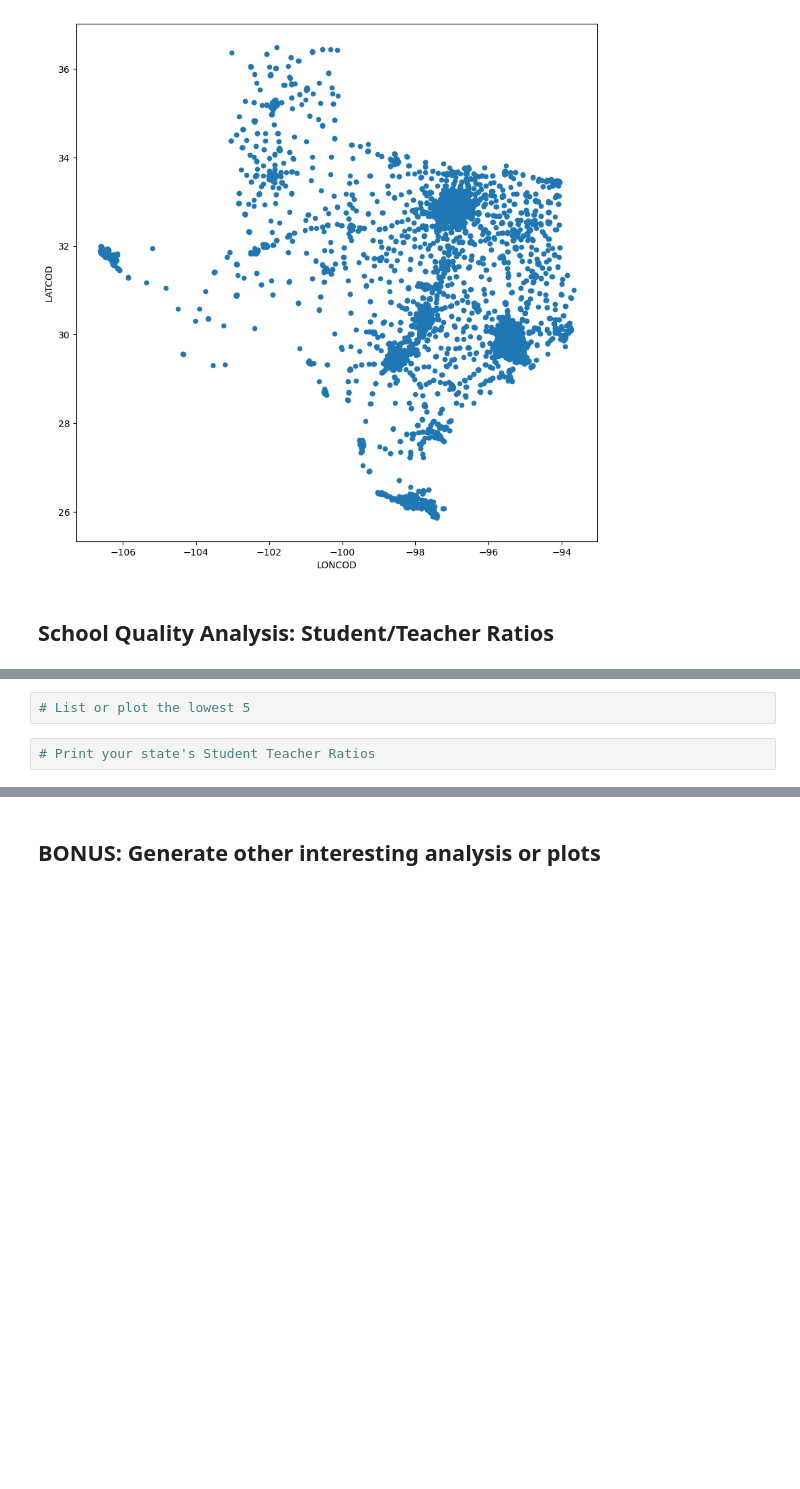
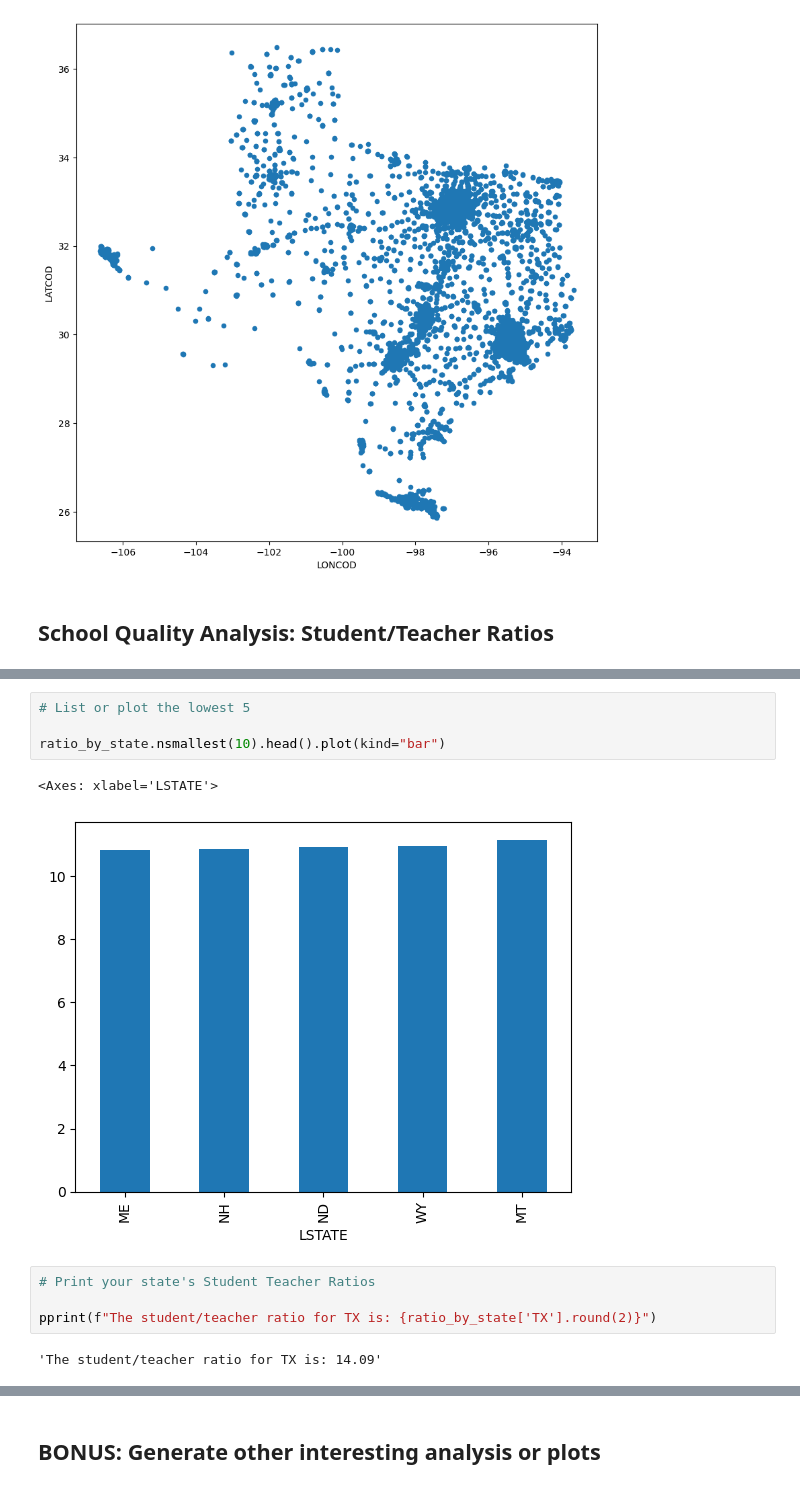
Before and after one commit to jedediahmadsen/us_school_analysis, a Jupyter notebook: public_school_analysis.ipynb, the cells around one changed output, grey strips where cells are left out. Saved outputs shown, nothing was run; the diff lists cells and outputs as text; blank space fills up the shorter version.

```diff
--- a/public_school_analysis.ipynb
+++ b/public_school_analysis.ipynb
@@ -347,7 +393,16 @@ tx_df.plot(kind='scatter', x='LONCOD', y='LATCOD', figsize=(10, 10))
 # %%
 # List or plot the lowest 5
+
+ratio_by_state.nsmallest(10).head().plot(kind="bar")
+# %% [output]
+<Axes: xlabel='LSTATE'>
+[figure, added]
 # %%
 # Print your state's Student Teacher Ratios
+
+pprint(f"The student/teacher ratio for TX is: {ratio_by_state['TX'].round(2)}")
+# %% [output]
+'The student/teacher ratio for TX is: 14.09'
 # %% [markdown]
 ## Summarize your findings from any of the analysis or plots above:
 * Were there any interesting Correlations?
```
Also changed, not shown: parts of 14 cells of this notebook, 1 other file.
